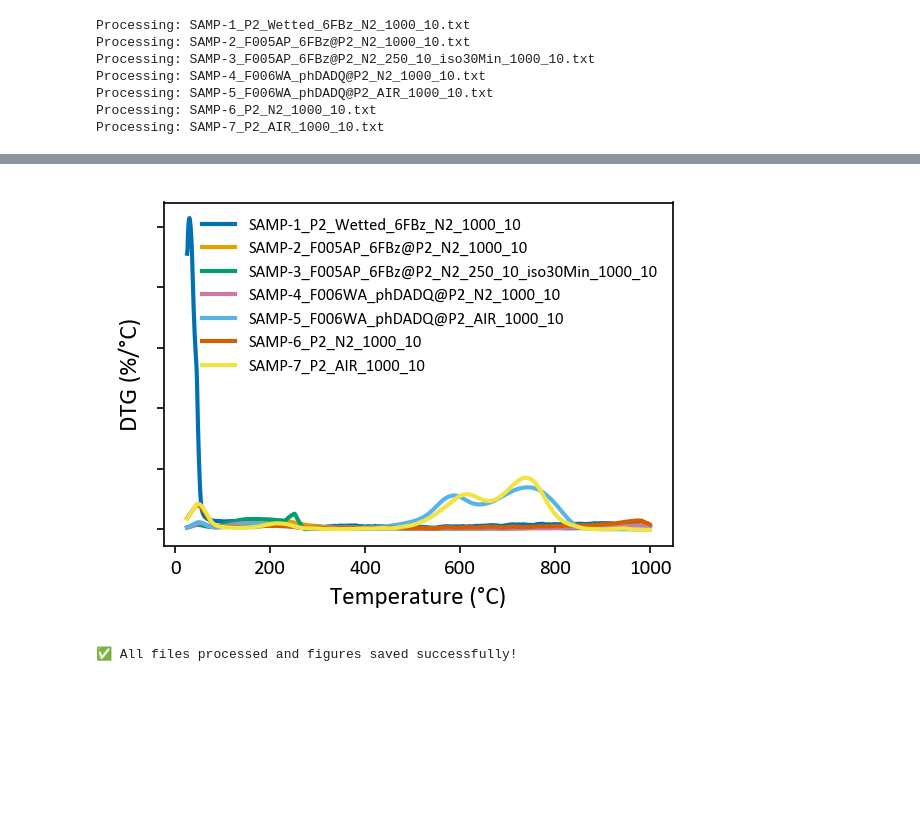
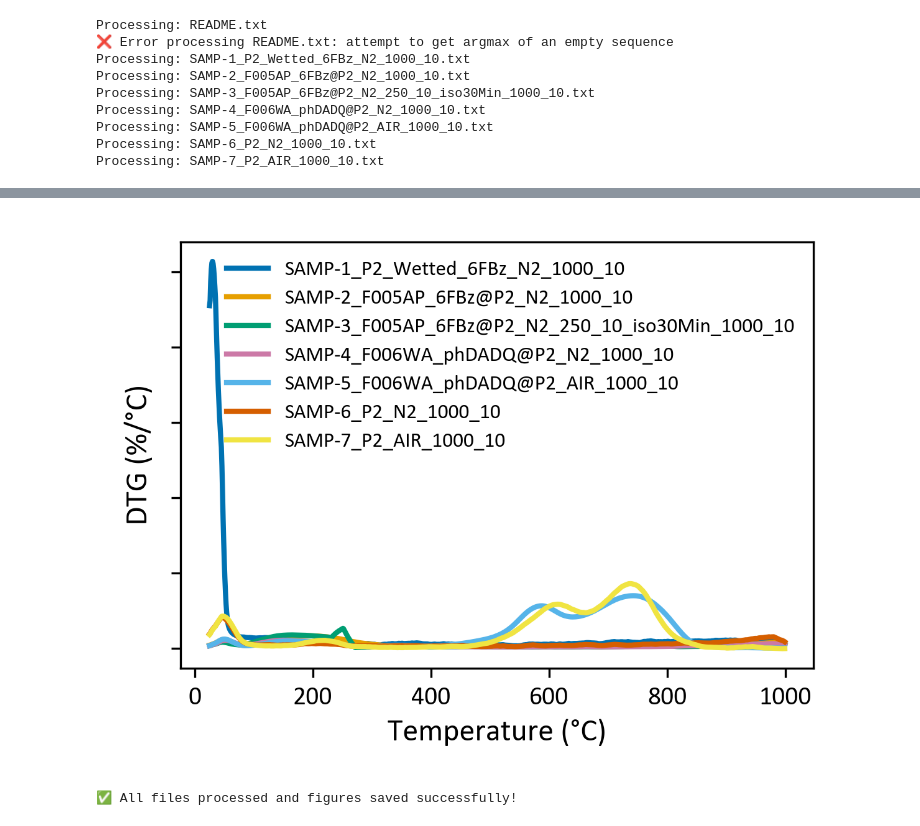
Before and after one commit to CristianMB/DataAnalysis_PhD_FUB, a Jupyter notebook: TGA_TUB/2609_TGA_P2_F005_6FBz_F006_phDADQ.ipynb, the cells around one changed output, grey strips where cells are left out. Saved outputs shown, nothing was run; the diff lists cells and outputs as text; code cells hidden in the pictures; blank space fills up the shorter version.

```diff
--- a/TGA_TUB/2609_TGA_P2_F005_6FBz_F006_phDADQ.ipynb
+++ b/TGA_TUB/2609_TGA_P2_F005_6FBz_F006_phDADQ.ipynb
@@ -12,7 +12,7 @@ import numpy as np
 # 1. DIRECTORY CONFIGURATION
 # =========================
 # The folder containing all your new .txt files
-target_dir = Path(r"H:\FUBerlin\Measurements\TGA_TUB\20260901_TGA_P2_F005_6FBz_F006_phDADQ")
+target_dir = Path(r"H:\FUBerlin\Measurements\TGA_TUB\20260909_TGA_P2_F005_6FBz_F006_phDADQ")
 
 # Folder to save the final figures
 save_dir = Path(r"H:\FUBerlin\Writing and Summaries\TEST")
@@ -117,7 +117,7 @@ def parse_and_process_tub_tga(file_path):
 # =========================
 poster_style = {
     "figsize": (4, 3),
-    "dpi": 150,
+    "dpi": 300,
     "font_size": 10,
     "title_size": 12,
     "label_size": 12,
@@ -226,34 +226,36 @@ else:
             tga_df, dtg_df = parse_and_process_tub_tga(file_path)
 
             TGA_DFs.append(tga_df)
             DTG_DFs.append(dtg_df)
 
         except Exception as e:
             print(f"❌ Error processing {file_path.name}: {e}")
 
 # If we successfully parsed files, plot and save them
 if TGA_DFs:
     # 1. Plot and save TGA
     fig_tga = plot_tga(TGA_DFs)
     #fig_tga.savefig(save_dir / "TGA_TUB_Format.png", dpi=300, bbox_inches="tight")
     plt.show()
 
     # 2. Plot and save DTG
     fig_dtg = plot_dtg(DTG_DFs)
     #fig_dtg.savefig(save_dir / "DTG_TUB_Format.png", dpi=300, bbox_inches="tight")
     plt.show()
 
     print("✅ All files processed and figures saved successfully!")
 # %% [output]
+Processing: README.txt
+❌ Error processing README.txt: attempt to get argmax of an empty sequence
 Processing: SAMP-1_P2_Wetted_6FBz_N2_1000_10.txt
 Processing: SAMP-2_F005AP_6FBz@P2_N2_1000_10.txt
 Processing: SAMP-3_F005AP_6FBz@P2_N2_250_10_iso30Min_1000_10.txt
 Processing: SAMP-4_F006WA_phDADQ@P2_N2_1000_10.txt
 Processing: SAMP-5_F006WA_phDADQ@P2_AIR_1000_10.txt
 Processing: SAMP-6_P2_N2_1000_10.txt
 Processing: SAMP-7_P2_AIR_1000_10.txt
 [figure]
-[figure, old version]
+[figure, new version]
 ✅ All files processed and figures saved successfully!
 # %%
 # =====================================================================
```
Also changed, not shown: parts of 1 cell of this notebook, 5 other files.
